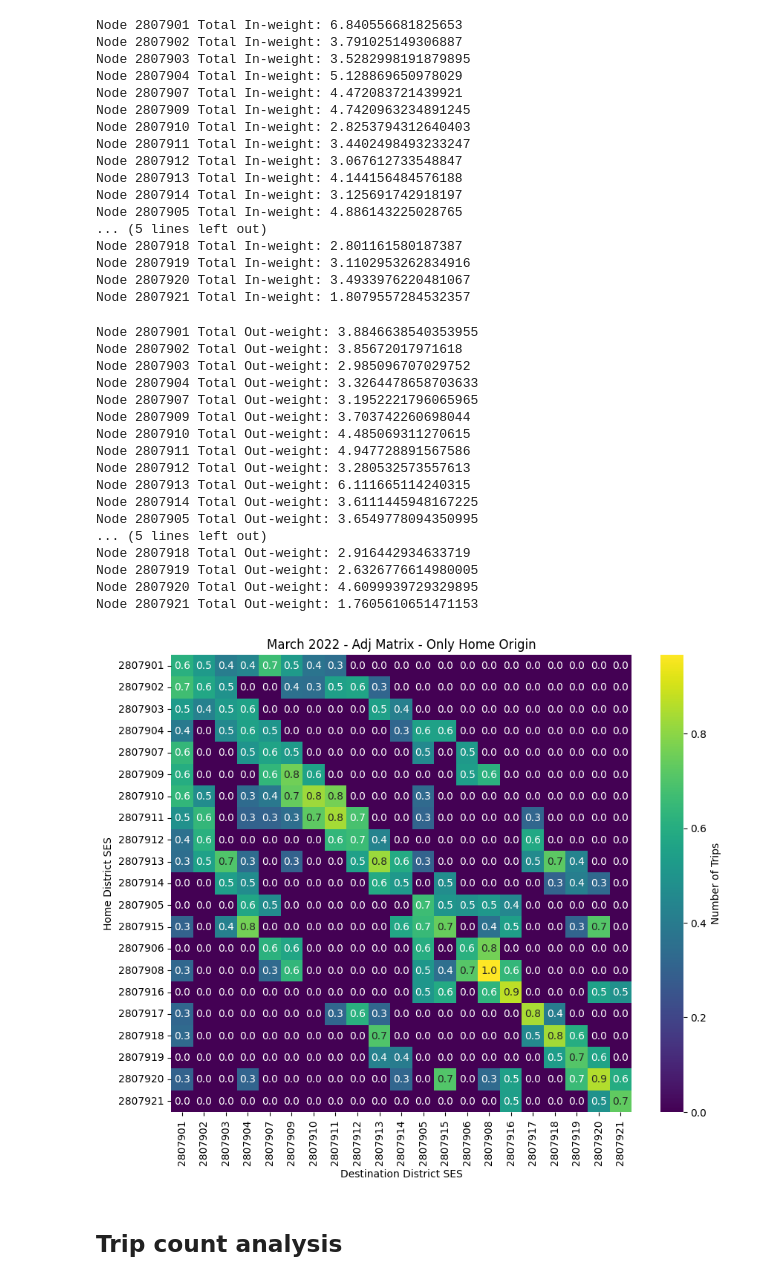
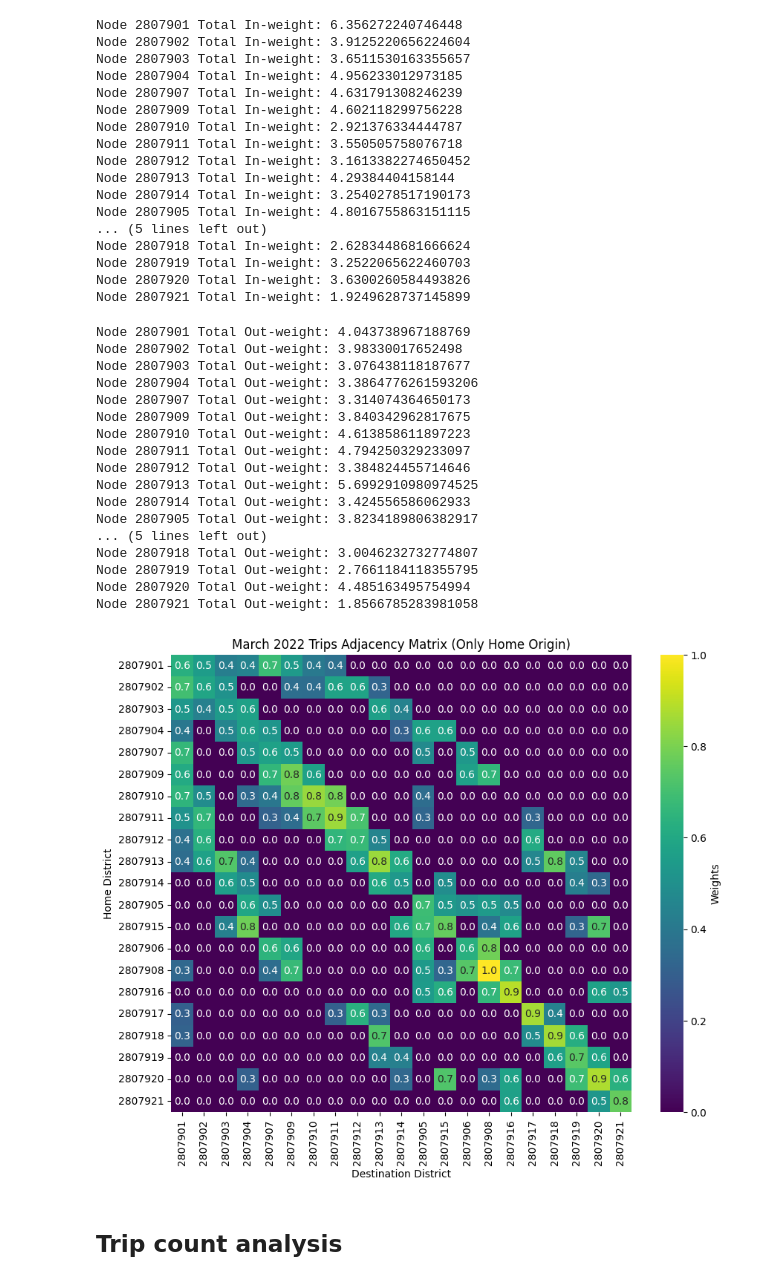
Before and after one commit to carobs9/thesis_project, a Jupyter notebook: clustering/get_graph_plotly.ipynb, the cells around one changed output. Cells and saved outputs as stored; diff of their text form; code cells hidden in the pictures.

```diff
--- a/clustering/get_graph_plotly.ipynb
+++ b/clustering/get_graph_plotly.ipynb
@@ -21,7 +23,7 @@ long_trips = all_viajes.loc[(all_viajes['distancia']=='10-50')]
 # %%
 var_of_interest = 'Renta neta media por hogar'
 # %%
-G, trip_counts = define_graph(filtered_df)
+G, trip_counts = define_graph(filtered_df, remove_weak_edges=True)
 G = update_node_sizes(G, income, var_of_interest)
 positions = get_positions(gdf)
 edge_colors, edge_widths = set_art(G, 0.6)
@@ -125,60 +159,60 @@ Node 2807921: In-degree = 3, Out-degree = 3, Total degree = 6
 # Check total in-weights for each node
 in_weights = check_in_weights(G)
 # %% [output]
-Node 2807901 Total In-weight: 6.840556681825653
-Node 2807902 Total In-weight: 3.791025149306887
-Node 2807903 Total In-weight: 3.5282998191879895
-Node 2807904 Total In-weight: 5.128869650978029
-Node 2807907 Total In-weight: 4.472083721439921
-Node 2807909 Total In-weight: 4.7420963234891245
-Node 2807910 Total In-weight: 2.8253794312640403
-Node 2807911 Total In-weight: 3.4402498493233247
-Node 2807912 Total In-weight: 3.067612733548847
-Node 2807913 Total In-weight: 4.144156484576188
-Node 2807914 Total In-weight: 3.125691742918197
-Node 2807905 Total In-weight: 4.886143225028765
+Node 2807901 Total In-weight: 6.356272240746448
+Node 2807902 Total In-weight: 3.9125220656224604
+Node 2807903 Total In-weight: 3.6511530163355657
+Node 2807904 Total In-weight: 4.956233012973185
+Node 2807907 Total In-weight: 4.631791308246239
+Node 2807909 Total In-weight: 4.602118299756228
+Node 2807910 Total In-weight: 2.921376334444787
+Node 2807911 Total In-weight: 3.550505758076718
+Node 2807912 Total In-weight: 3.1613382274650452
+Node 2807913 Total In-weight: 4.29384404158144
+Node 2807914 Total In-weight: 3.2540278517190173
+Node 2807905 Total In-weight: 4.8016755863151115
 ... (5 lines left out)
-Node 2807918 Total In-weight: 2.801161580187387
-Node 2807919 Total In-weight: 3.1102953262834916
-Node 2807920 Total In-weight: 3.4933976220481067
-Node 2807921 Total In-weight: 1.8079557284532357
+Node 2807918 Total In-weight: 2.6283448681666624
+Node 2807919 Total In-weight: 3.2522065622460703
+Node 2807920 Total In-weight: 3.6300260584493826
+Node 2807921 Total In-weight: 1.9249628737145899
 # %%
 # Check total out-weights for each node
 out_weights = check_out_weights(G)
 # %% [output]
-Node 2807901 Total Out-weight: 3.8846638540353955
-Node 2807902 Total Out-weight: 3.85672017971618
-Node 2807903 Total Out-weight: 2.985096707029752
-Node 2807904 Total Out-weight: 3.3264478658703633
-Node 2807907 Total Out-weight: 3.1952221796065965
-Node 2807909 Total Out-weight: 3.703742260698044
-Node 2807910 Total Out-weight: 4.485069311270615
-Node 2807911 Total Out-weight: 4.947728891567586
-Node 2807912 Total Out-weight: 3.280532573557613
-Node 2807913 Total Out-weight: 6.111665114240315
-Node 2807914 Total Out-weight: 3.6111445948167225
-Node 2807905 Total Out-weight: 3.6549778094350995
+Node 2807901 Total Out-weight: 4.043738967188769
+Node 2807902 Total Out-weight: 3.98330017652498
+Node 2807903 Total Out-weight: 3.076438118187677
+Node 2807904 Total Out-weight: 3.3864776261593206
+Node 2807907 Total Out-weight: 3.314074364650173
+Node 2807909 Total Out-weight: 3.840342962817675
+Node 2807910 Total Out-weight: 4.613858611897223
+Node 2807911 Total Out-weight: 4.794250329233097
+Node 2807912 Total Out-weight: 3.384824455714646
+Node 2807913 Total Out-weight: 5.6992910980974525
+Node 2807914 Total Out-weight: 3.424556586062933
+Node 2807905 Total Out-weight: 3.8234189806382917
 ... (5 lines left out)
-Node 2807918 Total Out-weight: 2.916442934633719
-Node 2807919 Total Out-weight: 2.6326776614980005
-Node 2807920 Total Out-weight: 4.6099939729329895
-Node 2807921 Total Out-weight: 1.7605610651471153
+Node 2807918 Total Out-weight: 3.0046232732774807
+Node 2807919 Total Out-weight: 2.7661184118355795
+Node 2807920 Total Out-weight: 4.485163495754994
+Node 2807921 Total Out-weight: 1.8566785283981058
 # %%
 adj_matrix = get_adj_matrix(G)
 # %%
 plt.figure(figsize=(10, 8))
 sns.heatmap(
     adj_matrix,
     annot=True,
     cmap='viridis',
-    cbar_kws={'label': 'Number of Trips'},
+    cbar_kws={'label': 'Weights'},
     fmt=".1f"
 )
-plt.title('March 2022 - Adj Matrix - Only Home Origin')
-plt.xlabel('Destination District SES')
-plt.ylabel('Home District SES');
+plt.title('March 2022 Trips Adjacency Matrix (Only Home Origin)')
+plt.xlabel('Destination District')
+plt.ylabel('Home District');
 # %% [output]
-[figure, old version]
+[figure, new version]
 # %%
 # nx.write_gml(G, "0322_home_origin_graph.gml")
 # %% [markdown]
```
Also changed, not shown: parts of 23 cells of this notebook, 36 other files.
